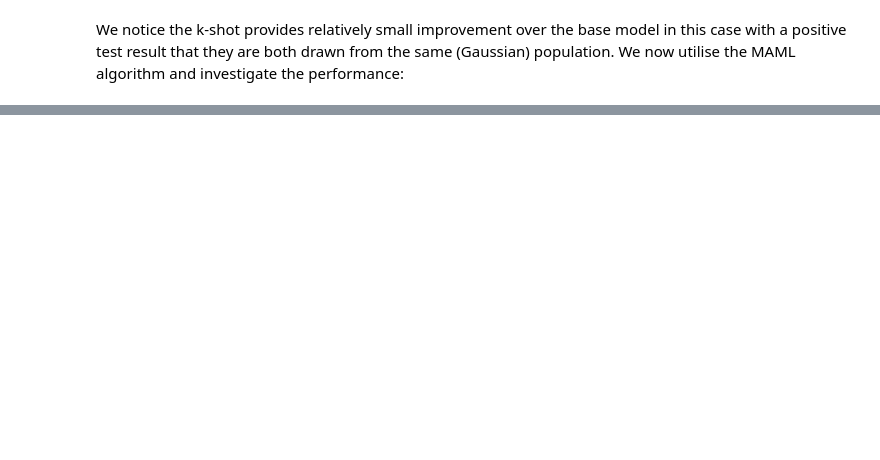
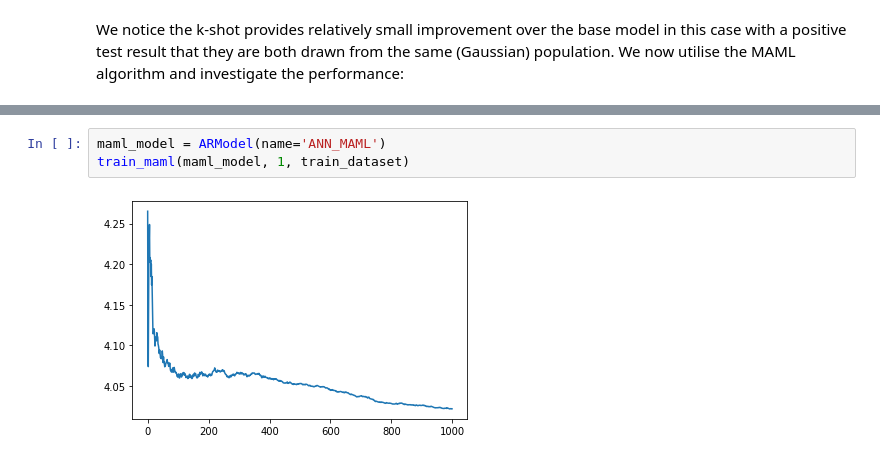
Before and after one commit to jase-clarkson/micro_2, a Jupyter notebook: AR_1_MAML.ipynb, the cells around one changed output, grey strips where cells are left out. Drawn from its saved outputs; the diff is of its cells as text; blank space fills up the shorter version.

```diff
--- a/AR_1_MAML.ipynb
+++ b/AR_1_MAML.ipynb
@@ -284,0 +358,5 @@ We notice the k-shot provides relatively small improvement over the base model i
+# %%
+maml_model = ARModel(name='ANN_MAML')
+train_maml(maml_model, 1, train_dataset)
+# %% [output]
+[figure, added]
```
Also changed, not shown: parts of 9 cells of this notebook.
